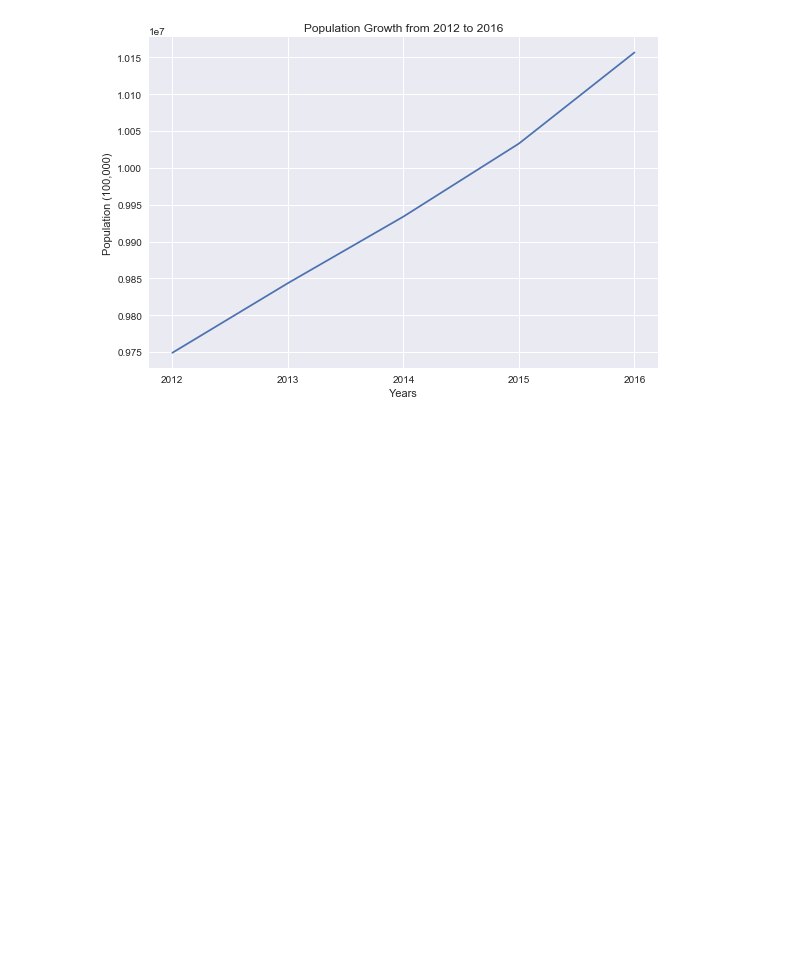
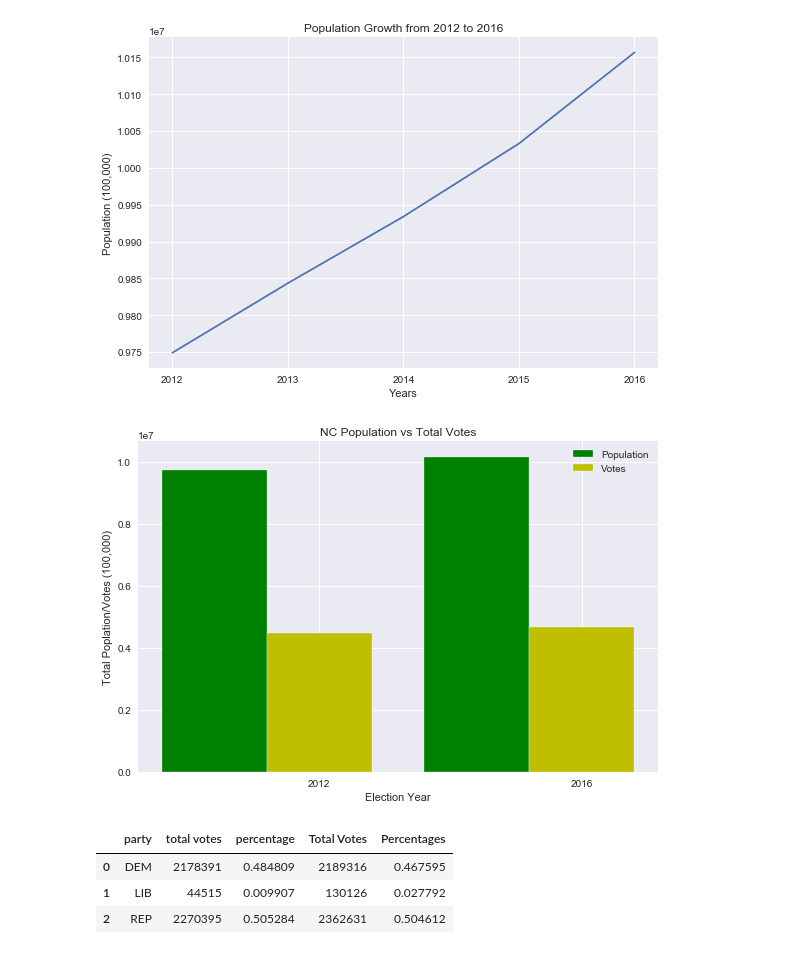
Before and after one commit to jasgarcia/NCGrowth, a Jupyter notebook: ncvoting_data.ipynb, the cells around one changed output. Drawn from its saved outputs; the diff is of its cells as text; code cells hidden in the pictures; blank space fills up the shorter version.

```diff
--- a/ncvoting_data.ipynb
+++ b/ncvoting_data.ipynb
@@ -611,3 +614,6 @@ county_pop_df
 | 98 | Yadkin | 38269 | 38160 | 37850 | 37730 | 37828 | 38140 | 38100 |
 | 99 | Yancey | 17874 | 17899 | 17888 | 17932 | 18093 | 18289 | 18455 |
 100 rows × 8 columns
+# %%
+total_pop_2012 = county_pop_df['2012'].sum()
+total_pop_2012
@@ -613,0 +622,3 @@ county_pop_df
+# %%
+total_pop_2016 = county_pop_df['2016'].sum()
+total_pop_2016
@@ -890,3 +895,43 @@ plt.savefig('img/populationgrowth.png')
 plt.show()
 # %% [output]
 [figure]
+# %%
+# create a graph comparing total population vs total votes
+total_pop_series = pd.Series([total_pop_2012, total_pop_2016])
+total_votes_series = pd.Series([total_votes_2012, total_votes_2016])
+election_year = ['2012', '2016']
+
+
+axis_x1 = np.arange(len(election_year))
+axis_x2 = [x + barWidth for x in axis_x1]
+
+plt.bar(axis_x1, total_pop_series, width = barWidth, edgecolor='white', color = 'g', label='Population')
+plt.bar(axis_x2, total_votes_series, width = barWidth, edgecolor='white', color = 'y', label='Votes')
+
+plt.xlabel('Election Year')
+plt.ylabel('Total Poplation/Votes (100,000)')
+plt.title('NC Population vs Total Votes')
+plt.legend(loc='best')
+
+tick_locations = [value for value in axis_x1]
+plt.xticks([r + barWidth for r in tick_locations], election_year)
+plt.style.use('seaborn')
+
+plt.tight_layout()
+plt.savefig('img/population_votes.png')
+plt.show()
+# %% [output]
+[figure, added]
+# %%
+# merge voting by party results
+party_db_2012 = party_db_2012.reset_index()
+party_db_2016 = party_db_2016.reset_index()
+party_db_2016 = party_db_2016.rename(columns={'Choice Party':'party'})
+
+voting_by_party = pd.merge(party_db_2012, party_db_2016, on='party')
+voting_by_party
+# %% [output]
+|  | party | total votes | percentage | Total Votes | Percentages |
+| 0 | DEM | 2178391 | 0.484809 | 2189316 | 0.467595 |
+| 1 | LIB | 44515 | 0.009907 | 130126 | 0.027792 |
+| 2 | REP | 2270395 | 0.505284 | 2362631 | 0.504612 |
```
Also changed, not shown: parts of 17 cells of this notebook, 10 other files.
